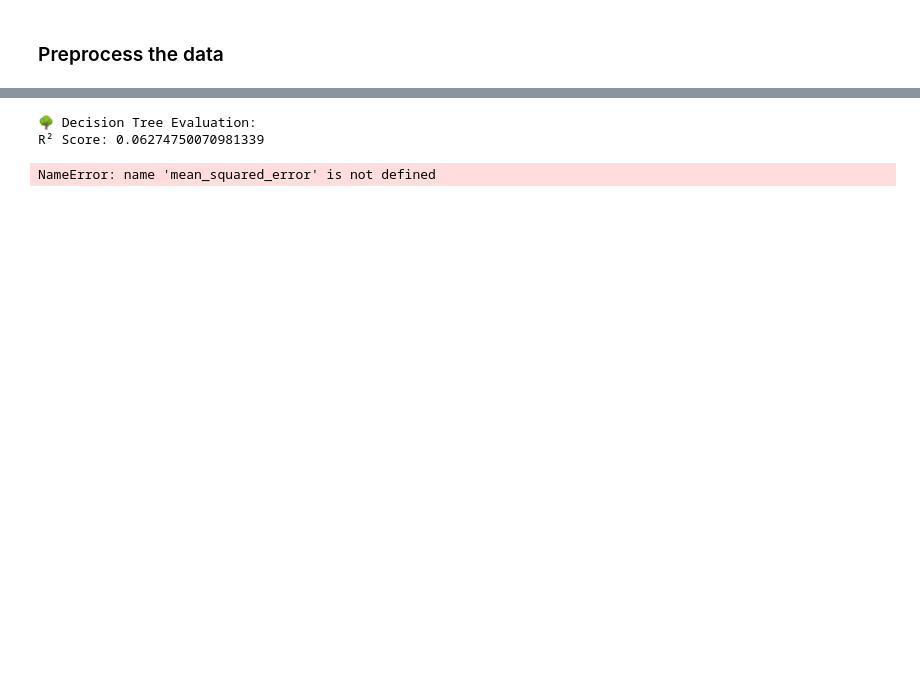
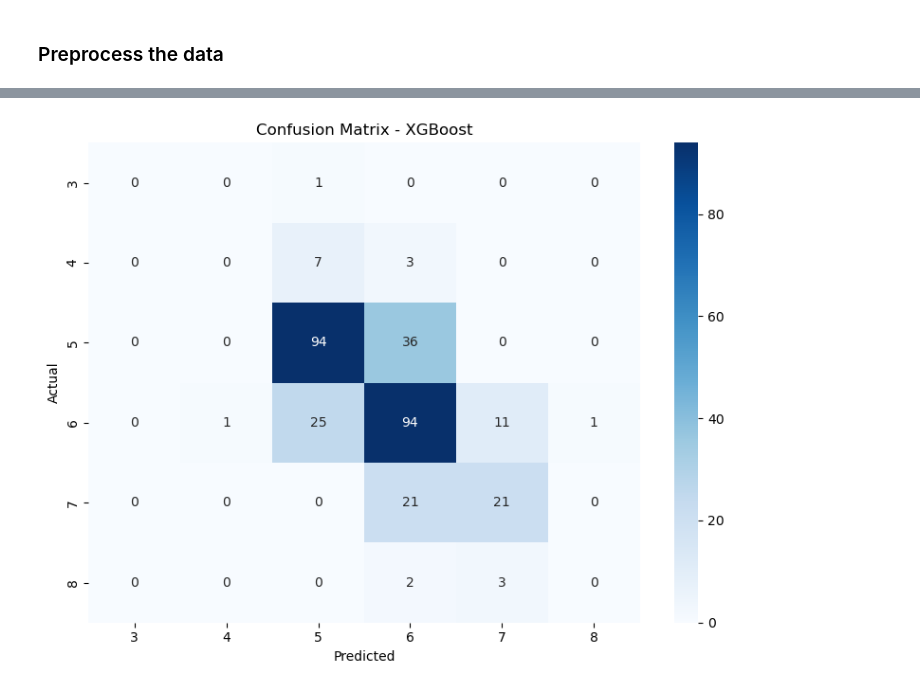
Before and after one commit to PisethChuon/Red-Wine-Quality-Prediction, a Jupyter notebook: notebooks/red_wine_prediction.ipynb, the cells around one changed output, grey strips where cells are left out. Cells and saved outputs as stored; diff of their text form; code cells hidden in the pictures; blank space fills up the shorter version.

```diff
--- a/notebooks/red_wine_prediction.ipynb
+++ b/notebooks/red_wine_prediction.ipynb
@@ -234,0 +223,4 @@ plt.show()
+# %%
+# Predict and decode
+xgb_pred_encoded = best_xgb.predict(X_test)
+xgb_pred = label_encoder.inverse_transform(xgb_pred_encoded)
@@ -242,26 +260,12 @@ print("💾 Models saved as 'rf_wine_quality_classifier.pkl' and 'xgb_wine_quali
-# %%
-# Train Decision Tree Regressor
-
-# train decision tree model
-dt_model = DecisionTreeRegressor(random_state=42)
-dt_model.fit(X_train, y_train)
-
-# Predict using decision tree
-dt_pred = dt_model.predict(X_test)
-
-# Evaluate Decision Tree
-print("\n🌳 Decision Tree Evaluation:")
-print("R² Score:", r2_score(y_test, dt_pred))
-print("Mean Squared Error:", mean_squared_error(y_test, dt_pred))
-
-
-
-xgb_pred = xgb_model.predict(X_test)
-print("\n XGBoost Classifier Evaluation:")
-print("Accuracy:", accuracy_score(y_test, xgb_pred))
-print("\nClassification Report:\n", classification_report(y_test, xgb_pred))
-print("\nConfusion Matrix:\n", confusion_matrix(y_test, xgb_pred))
-# %% [output]
-🌳 Decision Tree Evaluation:
-R² Score: 0.06274750070981339
-NameError: name 'mean_squared_error' is not defined
+# %%
+# Plot Confusion Matrix - Heatmap
+plt.figure(figsize=(8, 6))
+sns.heatmap(confusion_matrix(y_test, xgb_pred), annot=True, fmt='d', cmap='Blues',
+            xticklabels=sorted(df['quality'].unique()), yticklabels=sorted(df['quality'].unique()))
+plt.title("Confusion Matrix - XGBoost")
+plt.xlabel("Predicted")
+plt.ylabel("Actual")
+plt.tight_layout()
+plt.show()
+# %% [output]
+[figure, added]
```
Also changed, not shown: parts of 24 cells of this notebook, 2 other files.
